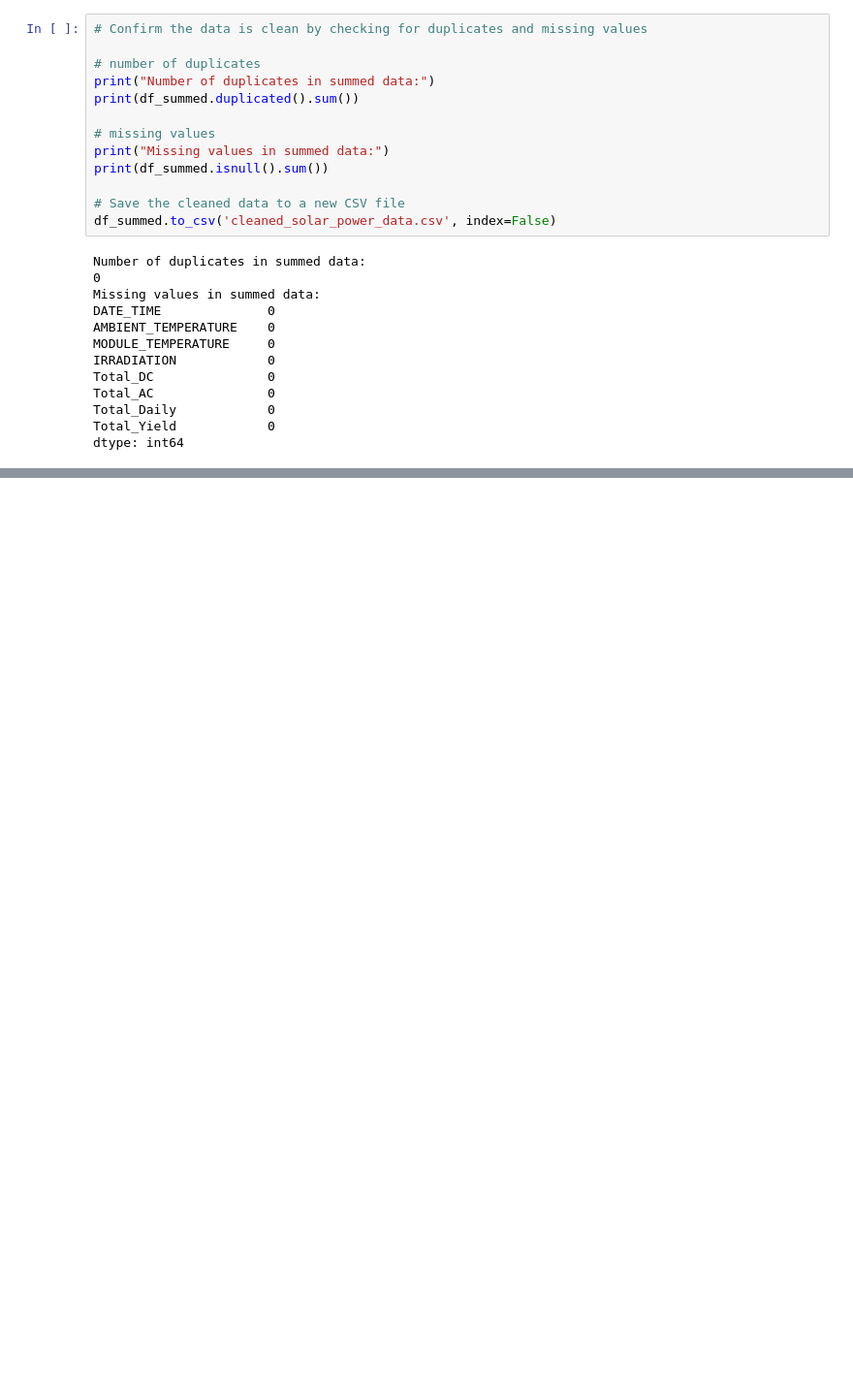
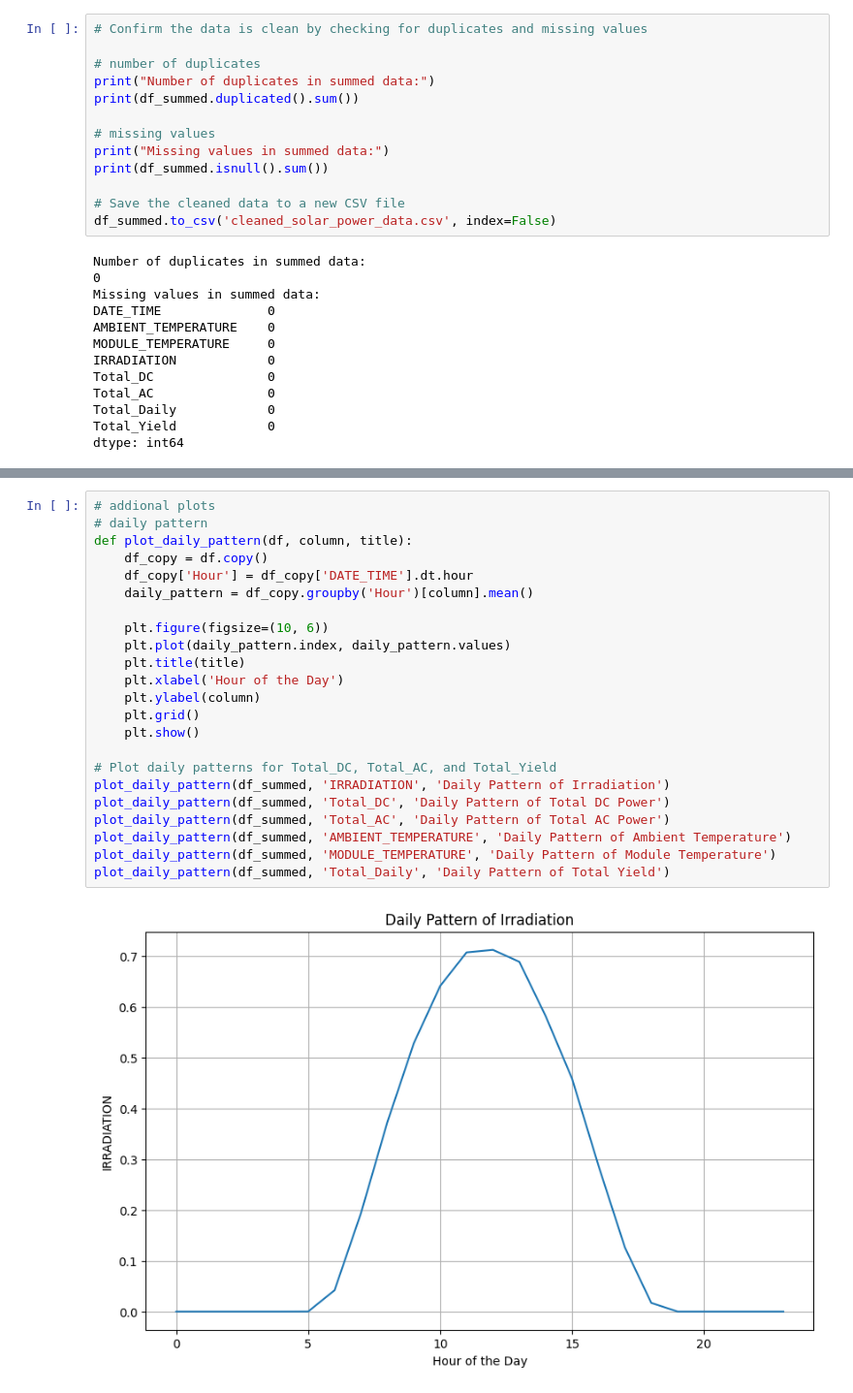
Before and after one commit to FelberPeter/Assigment-4, a Jupyter notebook: Solarpower.ipynb, the cells around one changed output, grey strips where cells are left out. Shown at 97% size. Saved outputs shown, nothing was run; the diff lists cells and outputs as text; blank space fills up the shorter version.

```diff
--- a/Solarpower.ipynb
+++ b/Solarpower.ipynb
@@ -511,0 +504,25 @@ dtype: int64
+# %%
+# addional plots
+# daily pattern
+def plot_daily_pattern(df, column, title):
+    df_copy = df.copy()
+    df_copy['Hour'] = df_copy['DATE_TIME'].dt.hour
+    daily_pattern = df_copy.groupby('Hour')[column].mean()
+
+    plt.figure(figsize=(10, 6))
+    plt.plot(daily_pattern.index, daily_pattern.values)
+    plt.title(title)
+    plt.xlabel('Hour of the Day')
+    plt.ylabel(column)
+    plt.grid()
+    plt.show()
+
+# Plot daily patterns for Total_DC, Total_AC, and Total_Yield
+plot_daily_pattern(df_summed, 'IRRADIATION', 'Daily Pattern of Irradiation')
+plot_daily_pattern(df_summed, 'Total_DC', 'Daily Pattern of Total DC Power')
+plot_daily_pattern(df_summed, 'Total_AC', 'Daily Pattern of Total AC Power')
+plot_daily_pattern(df_summed, 'AMBIENT_TEMPERATURE', 'Daily Pattern of Ambient Temperature')
+plot_daily_pattern(df_summed, 'MODULE_TEMPERATURE', 'Daily Pattern of Module Temperature')
+plot_daily_pattern(df_summed, 'Total_Daily', 'Daily Pattern of Total Yield')
+# %% [output]
+[figure, added]
```
Also changed, not shown: parts of 6 cells of this notebook.
